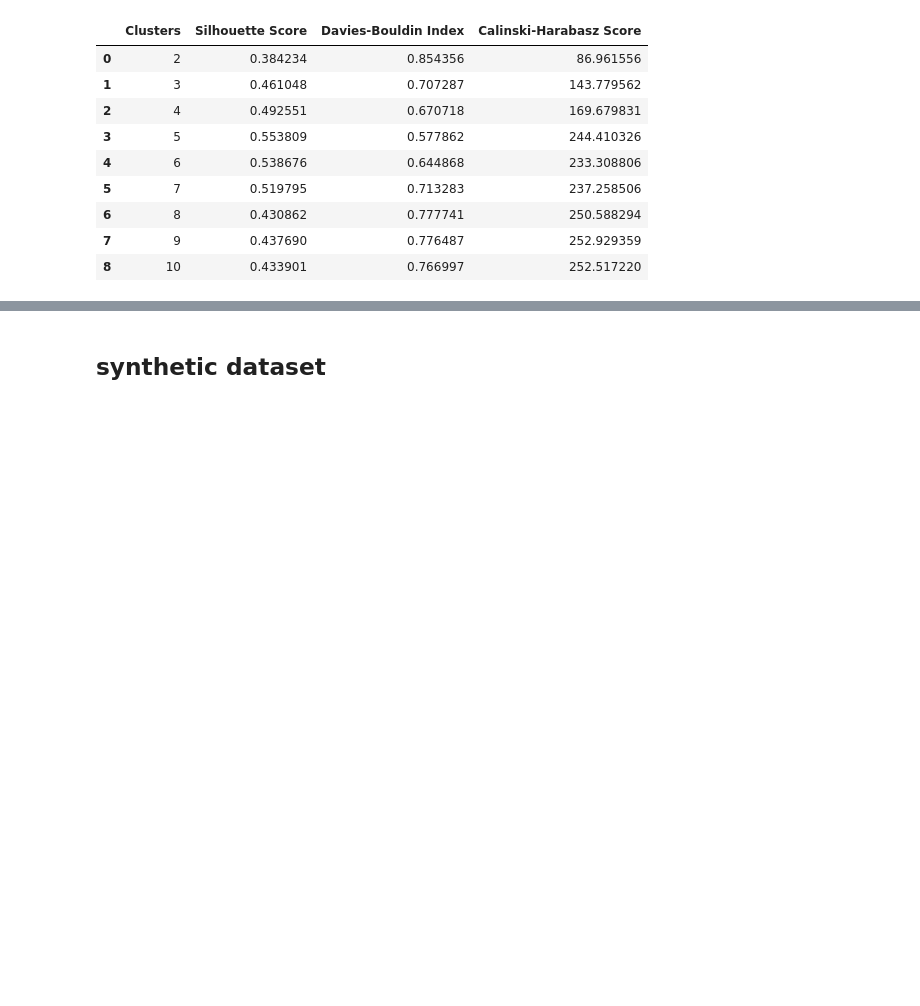
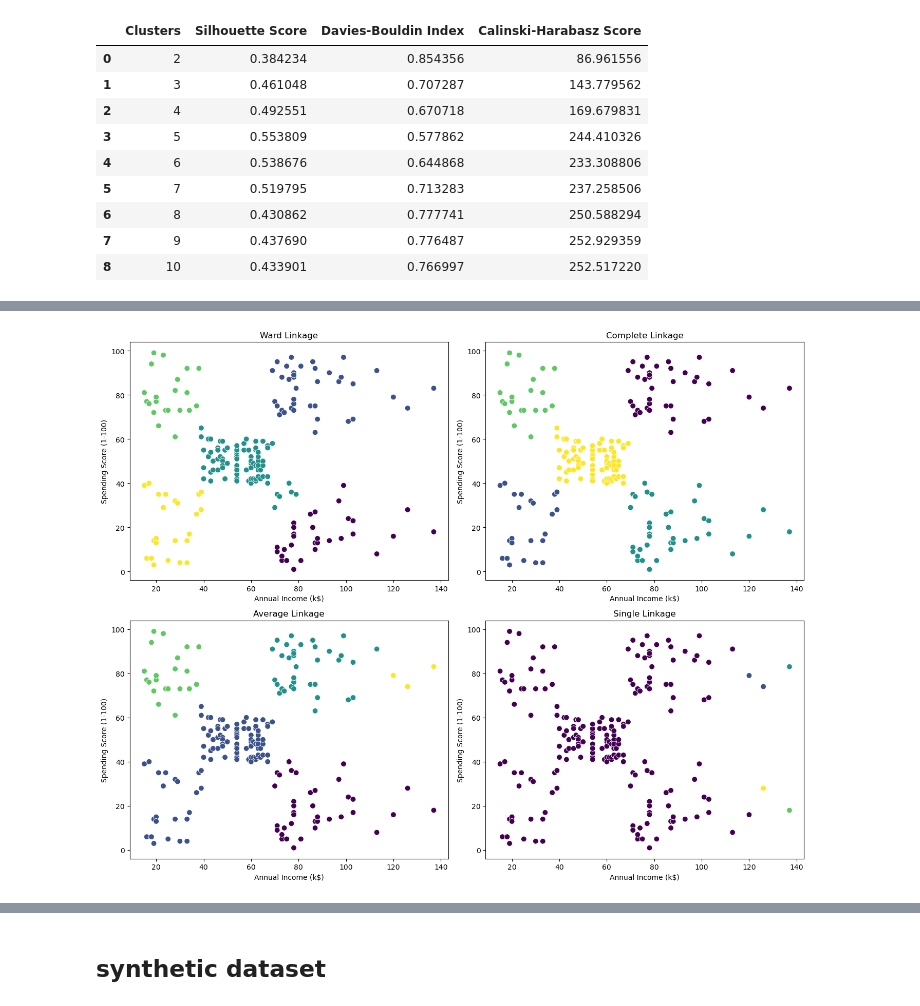
Before and after one commit to Gyrith/Machine-Learning-Models, a Jupyter notebook: Unsupervised Learning/Hierarchical Clustering.ipynb, the cells around one changed output, grey strips where cells are left out. Drawn from its saved outputs; the diff is of its cells as text; code cells hidden in the pictures; blank space fills up the shorter version.

```diff
--- a/Unsupervised Learning/Hierarchical Clustering.ipynb
+++ b/Unsupervised Learning/Hierarchical Clustering.ipynb
@@ -291,0 +374,23 @@ hc_results
+# %%
+fig, axes = plt.subplots(2, 2, figsize=(14, 11))
+
+for ax, method in zip(axes.flat, linkage_methods):
+
+    hc = AgglomerativeClustering(
+        n_clusters=5,
+        metric='euclidean',
+        linkage=method
+    )
+
+    labels = hc.fit_predict(X_scaled)
+
+    sns.scatterplot(x=X['Annual Income (k$)'],y=X['Spending Score (1-100)'],hue=labels,palette='viridis',s=60,ax=ax,legend=False)
+
+    ax.set_title(f'{method.title()} Linkage')
+    ax.set_xlabel('Annual Income (k$)')
+    ax.set_ylabel('Spending Score (1-100)')
+
+plt.tight_layout()
+plt.show()
+# %% [output]
+[figure, added]
```
Also changed, not shown: parts of 30 cells of this notebook, 1 other file.
